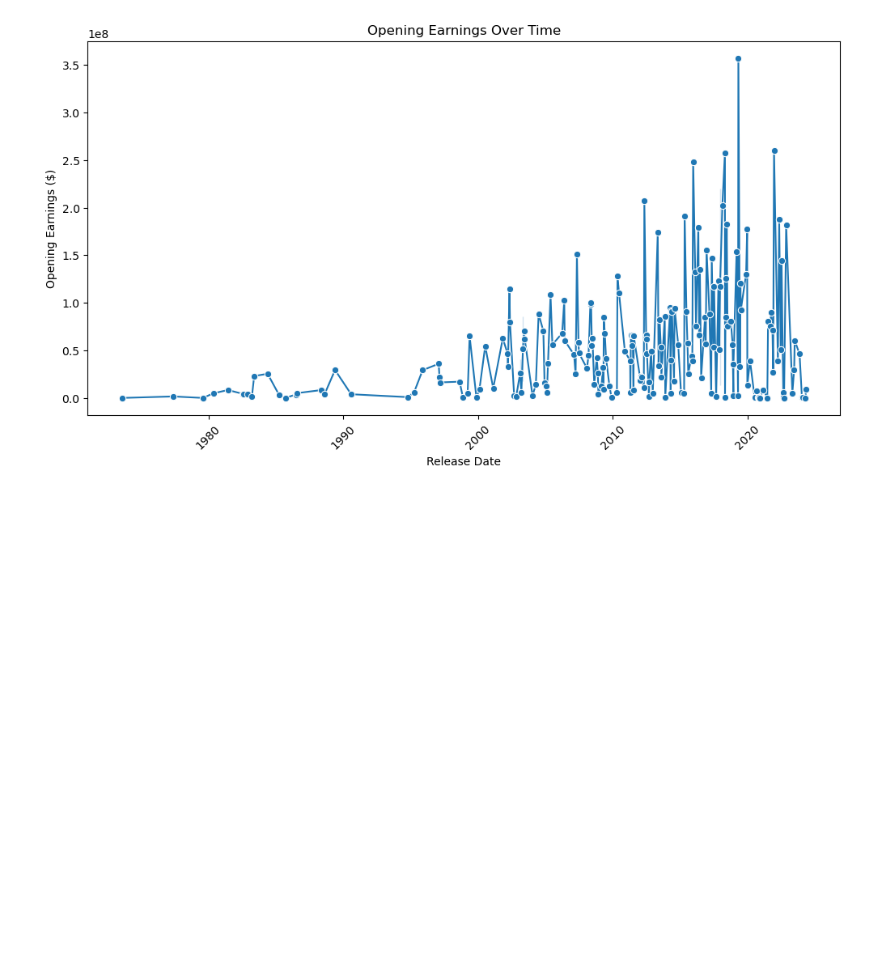
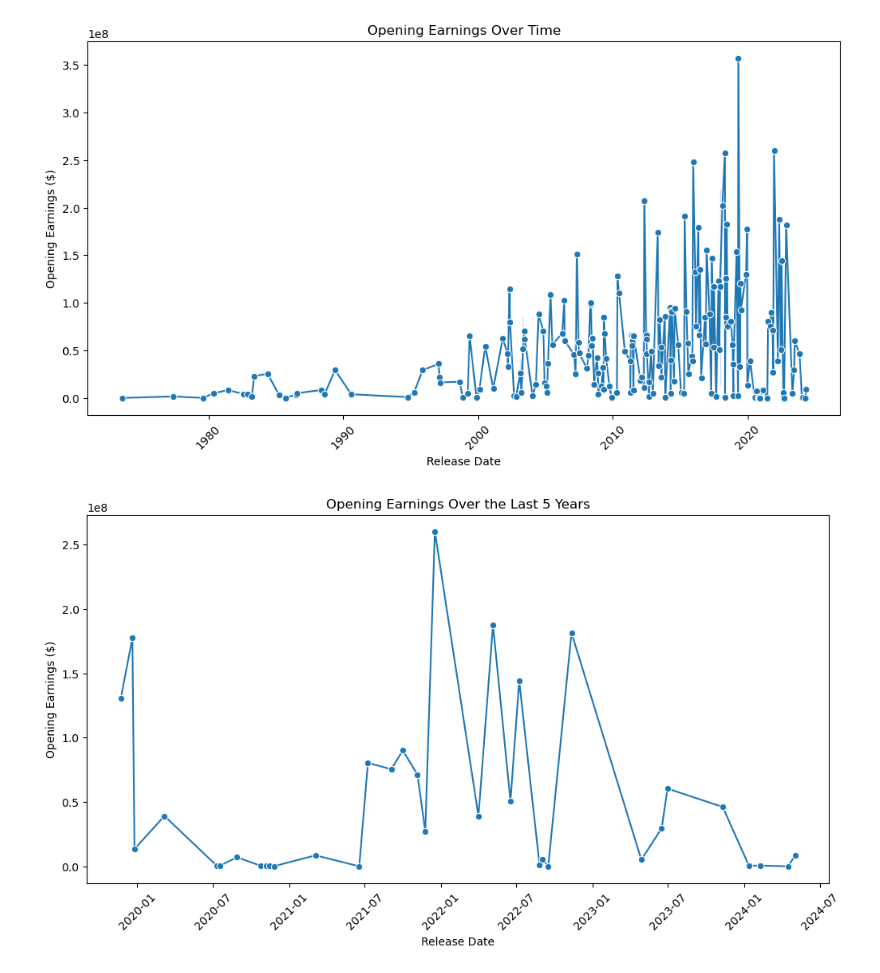
Before and after one commit to KimmyBeeW/Disney-Web-Scraping, a Jupyter notebook: vizualization.ipynb, the cells around one changed output. Saved outputs shown, nothing was run; the diff lists cells and outputs as text; code cells hidden in the pictures; blank space fills up the shorter version.

Commit message:
data viz finished for now

```diff
--- a/vizualization.ipynb
+++ b/vizualization.ipynb
@@ -186,3 +186,17 @@ plt.xticks(rotation=45)  # Rotate x-axis labels for readability
 plt.show()
 # %% [output]
 [figure]
+# %%
+last_five_years = df[df['Release Dates'] >= pd.to_datetime("today") - pd.DateOffset(years=5)]
+last_five_years = last_five_years.sort_values('Release Dates')
+
+# Plot opening earnings over time for the last 5 years
+plt.figure(figsize=(12, 6))
+sns.lineplot(data=last_five_years, x='Release Dates', y='Opening Earnings', marker="o")
+plt.title("Opening Earnings Over the Last 5 Years")
+plt.xlabel("Release Date")
+plt.ylabel("Opening Earnings ($)")
+plt.xticks(rotation=45)
+plt.show()
+# %% [output]
+[figure, added]
```
